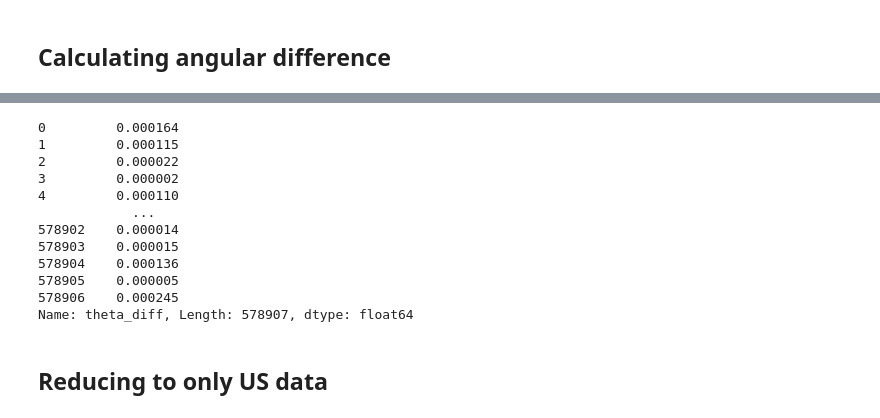
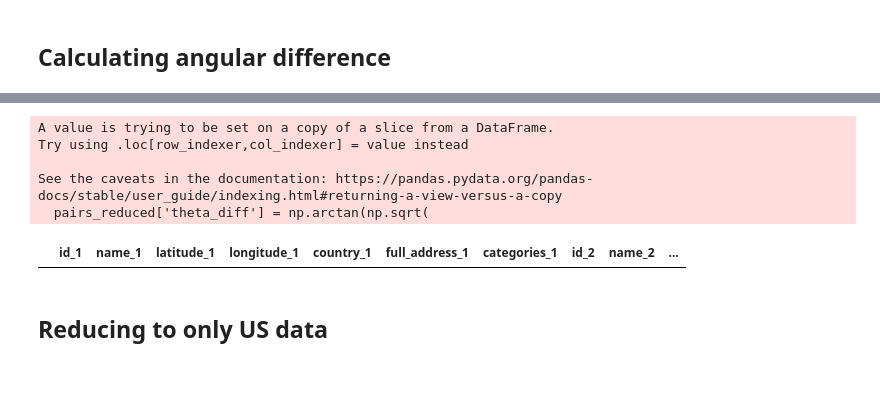
Before and after one commit to gormantt/foursquare-location-matching, a Jupyter notebook: tim_code/eda/2022.05.20_pairs_logistic_regression.ipynb, the cells around one changed output, grey strips where cells are left out. Cells and saved outputs as stored; diff of their text form; code cells hidden in the pictures; blank space fills up the shorter version.

Commit message:
fixed numerical precision problem when calculating theta_diff

```diff
--- a/tim_code/eda/2022.05.20_pairs_logistic_regression.ipynb
+++ b/tim_code/eda/2022.05.20_pairs_logistic_regression.ipynb
@@ -174,7 +174,7 @@ memory usage: 62.4+ MB
 # %% [markdown]
 ## Calculating angular difference
 # %%
-pairs_reduced['theta_diff'] = np.arccos(np.sin(np.radians(pairs_reduced['latitude_1']))*np.sin(np.radians(pairs_reduced['latitude_2']))+
-                                       np.cos(np.radians(pairs_reduced['latitude_1']))*np.cos(np.radians(pairs_reduced['latitude_2']))*
-                                        np.cos(np.radians(pairs_reduced['longitude_1']-pairs_reduced['longitude_2']))
-                                       )
+# pairs_reduced['theta_diff'] = np.arccos(np.sin(np.radians(pairs_reduced['latitude_1']))*np.sin(np.radians(pairs_reduced['latitude_2']))+
+#                                        np.cos(np.radians(pairs_reduced['latitude_1']))*np.cos(np.radians(pairs_reduced['latitude_2']))*
+#                                         np.cos(np.radians(pairs_reduced['longitude_1']-pairs_reduced['longitude_2']))
+#                                        )
@@ -187,18 +181,21 @@ See the caveats in the documentation: https://pandas.pydata.org/pandas-docs/stab
+# %%
+pairs_reduced['theta_diff'] = np.arctan(np.sqrt(
+    (np.cos(np.radians(pairs_reduced['latitude_2']))*np.sin(np.radians(pairs_reduced['longitude_1']-pairs_reduced['longitude_2'])))**2 +
+        (np.cos(np.radians(pairs_reduced['latitude_1']))*np.sin(np.radians(pairs_reduced['latitude_2']))-
+            np.sin(np.radians(pairs_reduced['latitude_1']))*np.cos(np.radians(pairs_reduced['latitude_2']))*np.cos(np.radians(pairs_reduced['longitude_1']-pairs_reduced['longitude_2'])))**2
+)/
+    (np.sin(np.radians(pairs_reduced['latitude_1']))*np.sin(np.radians(pairs_reduced['latitude_2']))+
+        np.cos(np.radians(pairs_reduced['latitude_1']))*np.cos(np.radians(pairs_reduced['latitude_2']))*np.cos(np.radians(pairs_reduced['longitude_1']-pairs_reduced['longitude_2']))))
+# %% [output]
+A value is trying to be set on a copy of a slice from a DataFrame.
+Try using .loc[row_indexer,col_indexer] = value instead
+
+See the caveats in the documentation: https://pandas.pydata.org/pandas-docs/stable/user_guide/indexing.html#returning-a-view-versus-a-copy
+  pairs_reduced['theta_diff'] = np.arctan(np.sqrt(
 # %%
-pairs_reduced['theta_diff']
+pairs_reduced[pairs_reduced['theta_diff'].isna()]
 # %% [output]
-0         0.000164
-1         0.000115
-2         0.000022
-3         0.000002
-4         0.000110
-            ...
-578902    0.000014
-578903    0.000015
-578904    0.000136
-578905    0.000005
-578906    0.000245
-Name: theta_diff, Length: 578907, dtype: float64
+|  | id_1 | name_1 | latitude_1 | longitude_1 | country_1 | full_address_1 | categories_1 | id_2 | name_2 | ... |
 # %% [markdown]
 ## Reducing to only US data
 # %%
```
Also changed, not shown: parts of 2 cells of this notebook, 3 other files.
